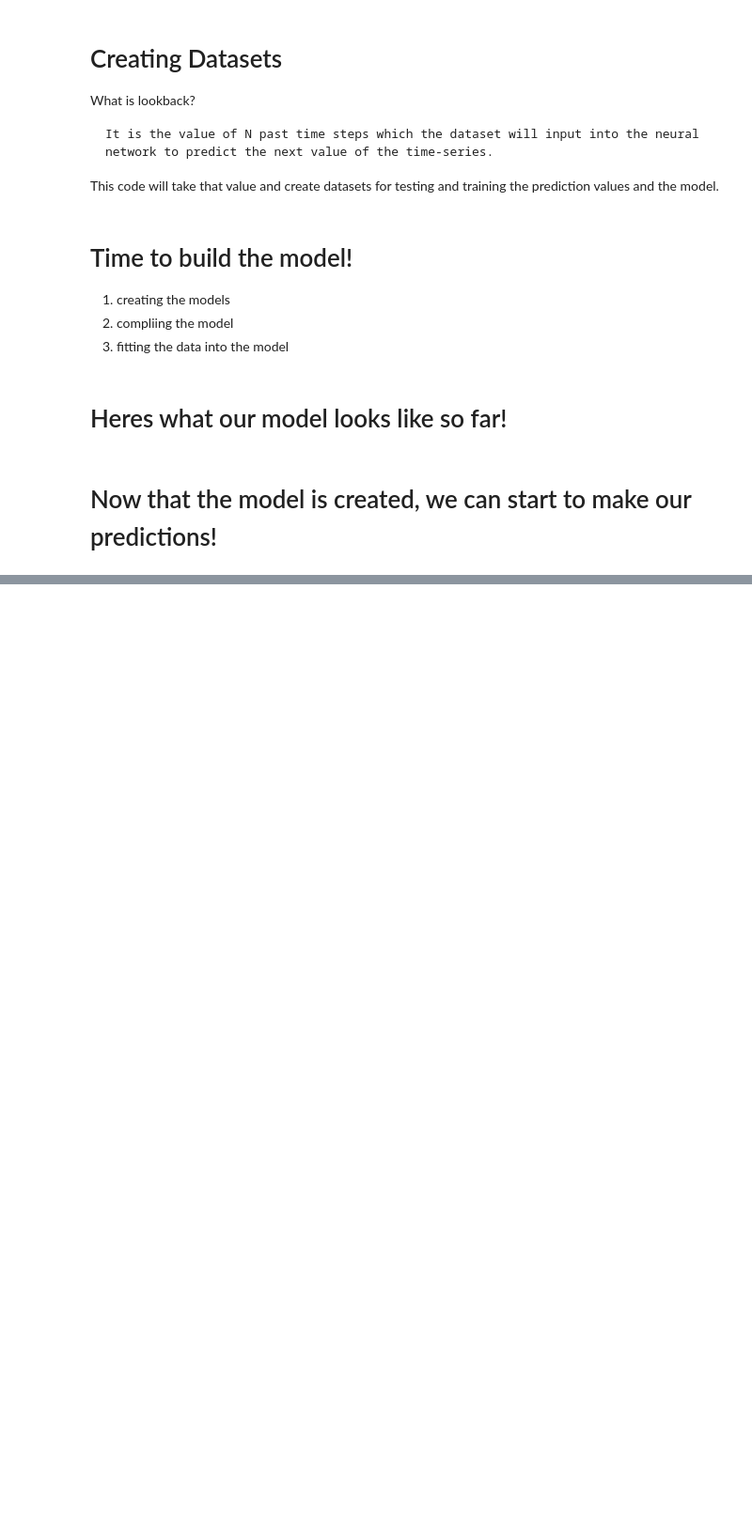
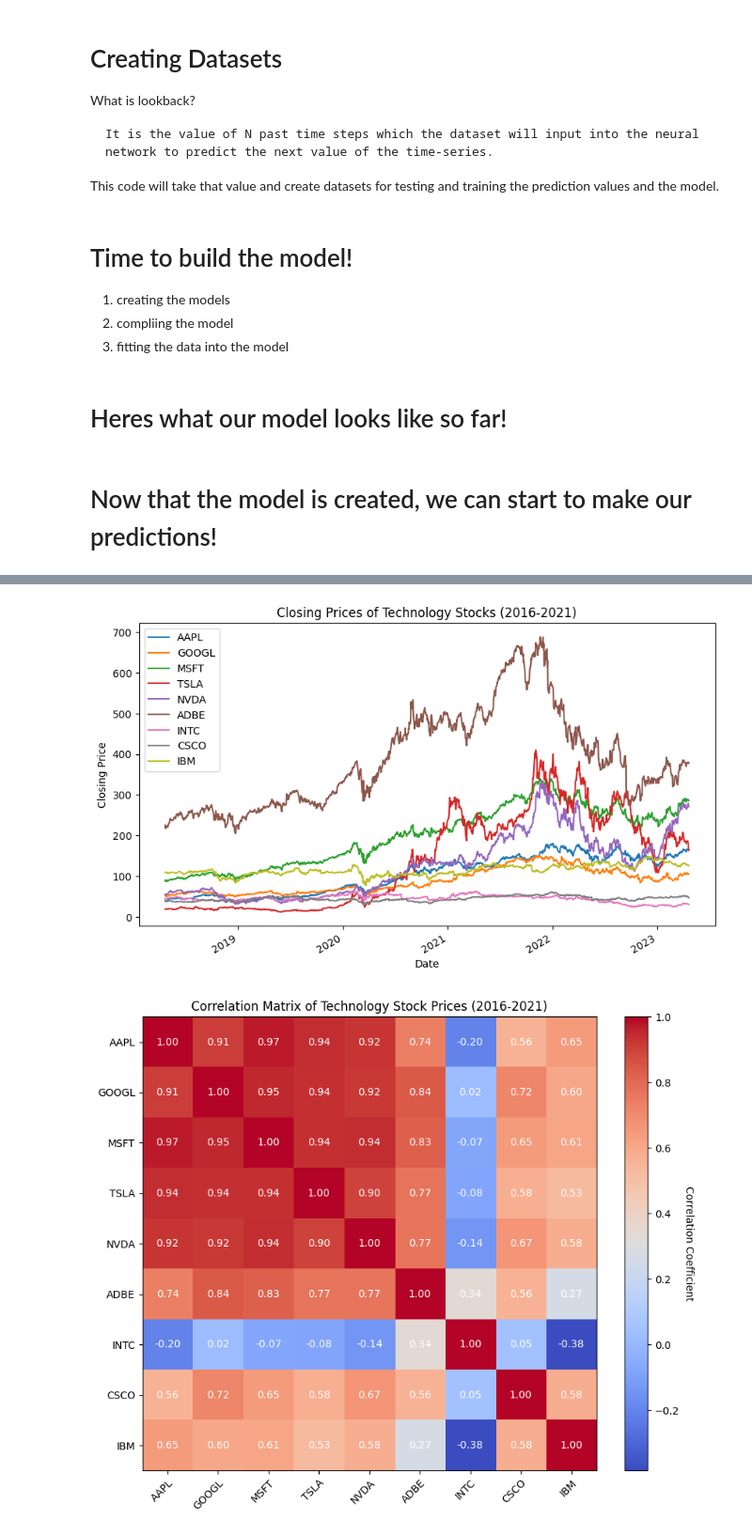
Before and after one commit to ShashankE/StockPredictionModel, a Jupyter notebook: LSTMModelTraining.ipynb, the cells around one changed output, grey strips where cells are left out. Shown at 94% size. Drawn from its saved outputs; the diff is of its cells as text; code cells hidden in the pictures; blank space fills up the shorter version.

```diff
--- a/LSTMModelTraining.ipynb
+++ b/LSTMModelTraining.ipynb
@@ -109,0 +95,32 @@ model.save("lstm_model_l1")
+# %%
+# Plot the closing prices of each stock over time
+df.plot(figsize=(10, 6))
+plt.xlabel('Date')
+plt.ylabel('Closing Price')
+plt.title('Closing Prices of Technology Stocks (2016-2021)')
+plt.show()
+
+# Compute the correlation matrix between stock prices
+corr_matrix = df.corr()
+
+# Plot the correlation matrix
+fig, ax = plt.subplots(figsize=(10, 8))
+cmap = plt.get_cmap('coolwarm')
+im = ax.imshow(corr_matrix, cmap=cmap)
+ax.set_xticks(np.arange(len(tickers)))
+ax.set_yticks(np.arange(len(tickers)))
+ax.set_xticklabels(tickers)
+ax.set_yticklabels(tickers)
+plt.setp(ax.get_xticklabels(), rotation=45, ha='right',
+         rotation_mode='anchor')
+for i in range(len(tickers)):
+    for j in range(len(tickers)):
+        text = ax.text(j, i, '{:.2f}'.format(corr_matrix.iloc[i, j]),
+                       ha='center', va='center', color='w')
+cbar = ax.figure.colorbar(im, ax=ax)
+cbar.ax.set_ylabel('Correlation Coefficient', rotation=-90, va='bottom')
+plt.title('Correlation Matrix of Technology Stock Prices (2016-2021)')
+plt.show()
+# %% [output]
+[figure, added]
+[figure, added]
```
Also changed, not shown: parts of 4 cells of this notebook.
